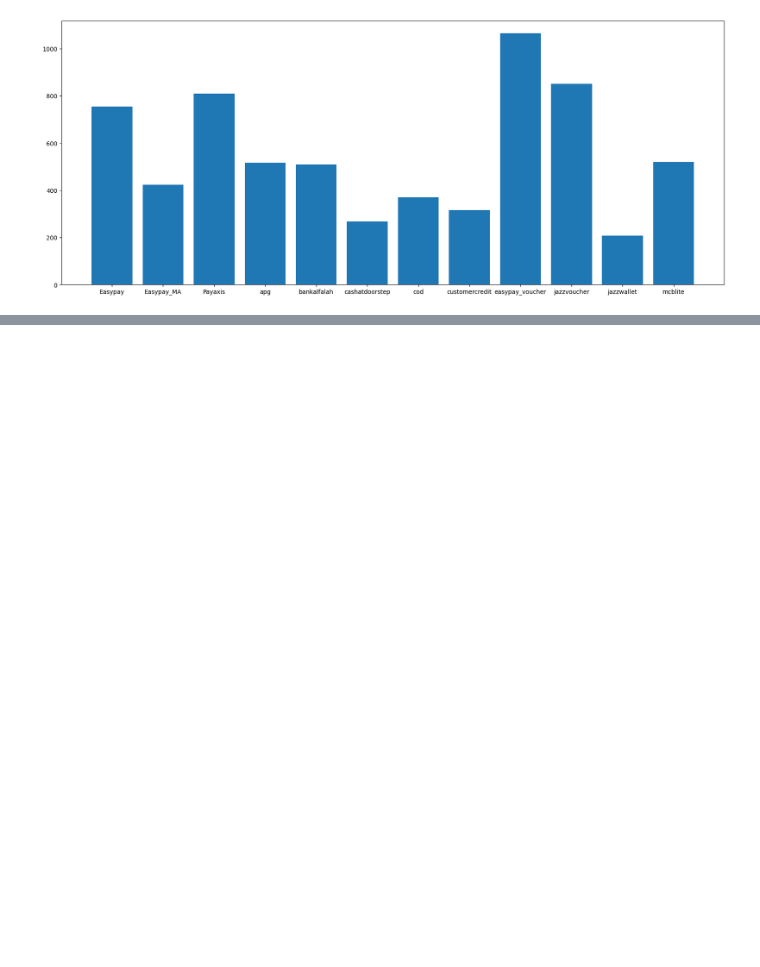
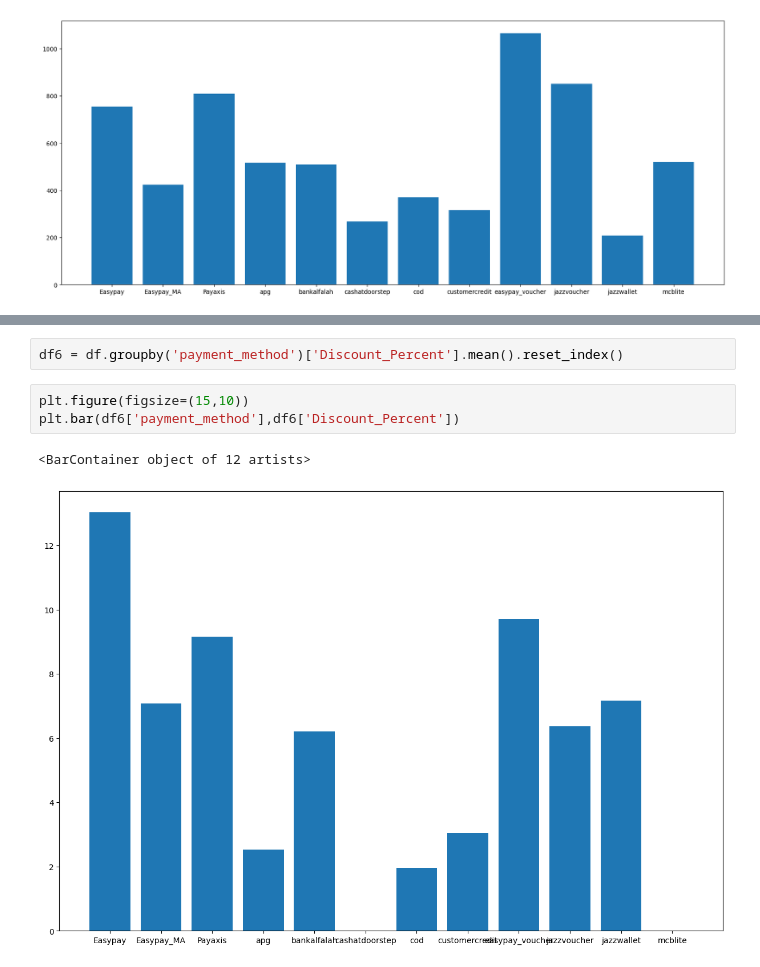
Before and after one commit to Farzinaayub/let-s_AI, a Jupyter notebook: da_ml_eval.ipynb, the cells around one changed output, grey strips where cells are left out. Cells and saved outputs as stored; diff of their text form; blank space fills up the shorter version.

```diff
--- a/da_ml_eval.ipynb
+++ b/da_ml_eval.ipynb
@@ -371,0 +460,8 @@ plt.bar(df3['payment_method'],df3['value'])
+# %%
+df6 = df.groupby('payment_method')['Discount_Percent'].mean().reset_index()
+# %%
+plt.figure(figsize=(15,10))
+plt.bar(df6['payment_method'],df6['Discount_Percent'])
+# %% [output]
+<BarContainer object of 12 artists>
+[figure, added]
```
Also changed, not shown: parts of 31 cells of this notebook.
